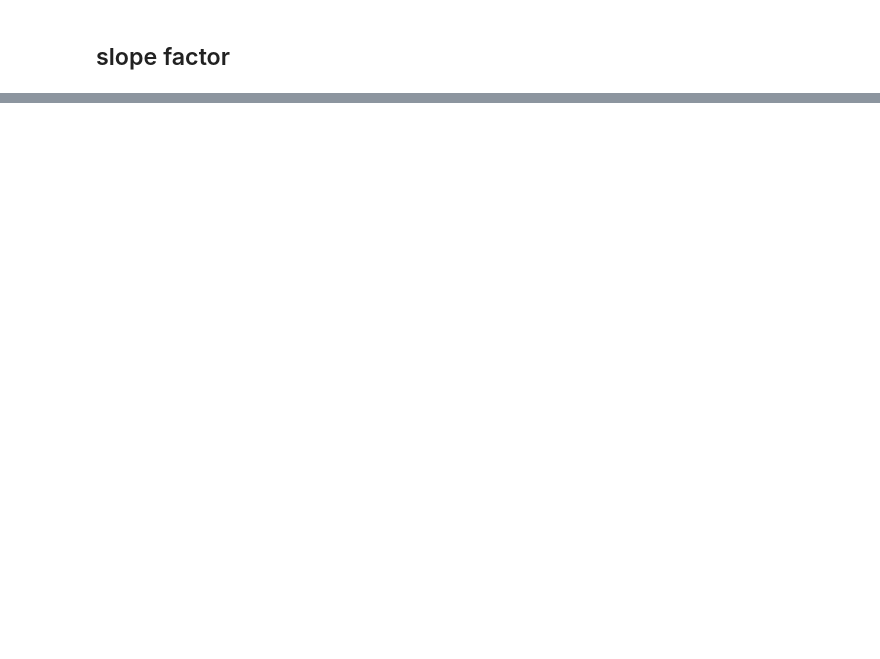
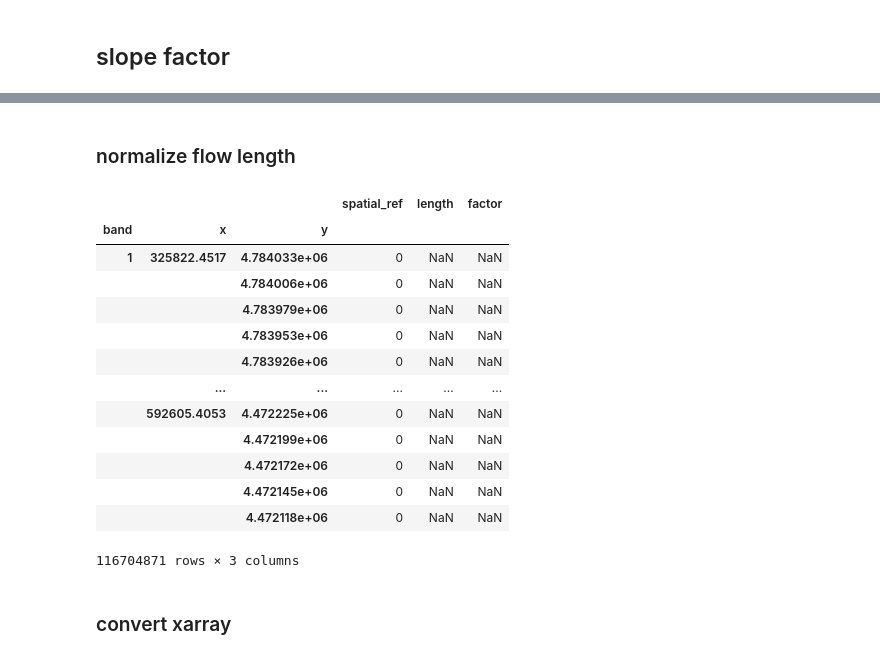
Before and after one commit to mahdi98mnm/wb_weri, a Jupyter notebook: flowlen_flowdir.ipynb, the cells around one changed output, grey strips where cells are left out. Cells and saved outputs as stored; diff of their text form; code cells hidden in the pictures; blank space fills up the shorter version.

```diff
--- a/flowlen_flowdir.ipynb
+++ b/flowlen_flowdir.ipynb
@@ -50,6 +69,6 @@ slope_factor.rsa.data = np.where(slope_factor.rsa.data == 6, 1, slope_factor.rsa
 # %%
-flowlen = rioxarray.open_rasterio("/mnt/e/Term2/payan_name/Proposal/extentions/RSA/flowlen.tif", masked=True)
-# flowlen = rioxarray.open_rasterio("/content/drive/MyDrive/flowlen.tif", masked=True)
+# flowlen = rioxarray.open_rasterio("/mnt/e/Term2/payan_name/Proposal/extentions/RSA/flowlen.tif", masked=True)
+flowlen = rioxarray.open_rasterio(r"D:\mehdi\DailyData\ill\FlowLen_up_ill_26716.tif", masked=True)
 
 # Assuming you have a DataArray named
 flowlen.name = 'length'
@@ -63,3 +96,3 @@ low = np.nanmin(fl['length'].values)
 # %%
-# df_flowlen = fl.to_dataframe()
-# df_flowlen
+df_flowlen = fl.to_dataframe()
+df_flowlen
@@ -78,3 +114,25 @@ fl.factor.data = np.vectorize(lambda m, l, h: (m - l) / (h - l))(
+# %% [markdown]
+### normalize flow length
+# %%
+df_flowlen["factor"] = 1 - ((df_flowlen['length'] - low) / (hight - low))
+df_flowlen
+# %% [output]
+|  |  |  | spatial_ref | length | factor |
+| band | x | y |  |  |  |
+| 1 | 325822.4517 | 4.784033e+06 | 0 | NaN | NaN |
+|  |  | 4.784006e+06 | 0 | NaN | NaN |
+|  |  | 4.783979e+06 | 0 | NaN | NaN |
+|  |  | 4.783953e+06 | 0 | NaN | NaN |
+|  |  | 4.783926e+06 | 0 | NaN | NaN |
+|  | ... | ... | ... | ... | ... |
+|  | 592605.4053 | 4.472225e+06 | 0 | NaN | NaN |
+|  |  | 4.472199e+06 | 0 | NaN | NaN |
+|  |  | 4.472172e+06 | 0 | NaN | NaN |
+|  |  | 4.472145e+06 | 0 | NaN | NaN |
+|  |  | 4.472118e+06 | 0 | NaN | NaN |
+116704871 rows × 3 columns
+# %% [markdown]
+### convert xarray
 # %%
 flowlen_name_da = df_flowlen.to_xarray()
 flowlen_name_da
```
Also changed, not shown: parts of 30 cells of this notebook, 5 other files.
